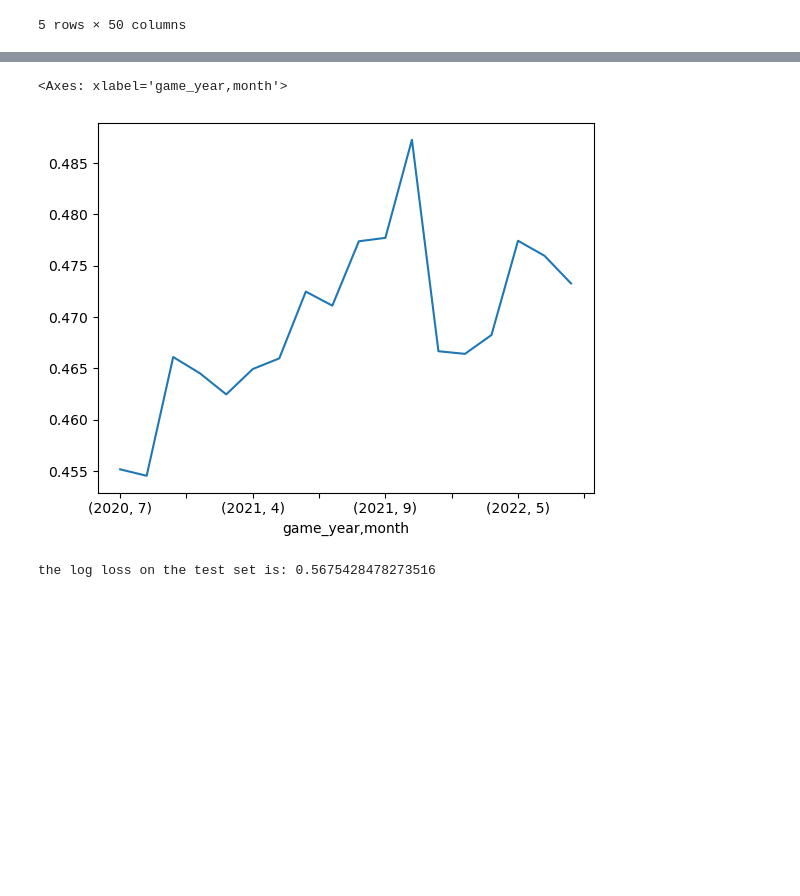
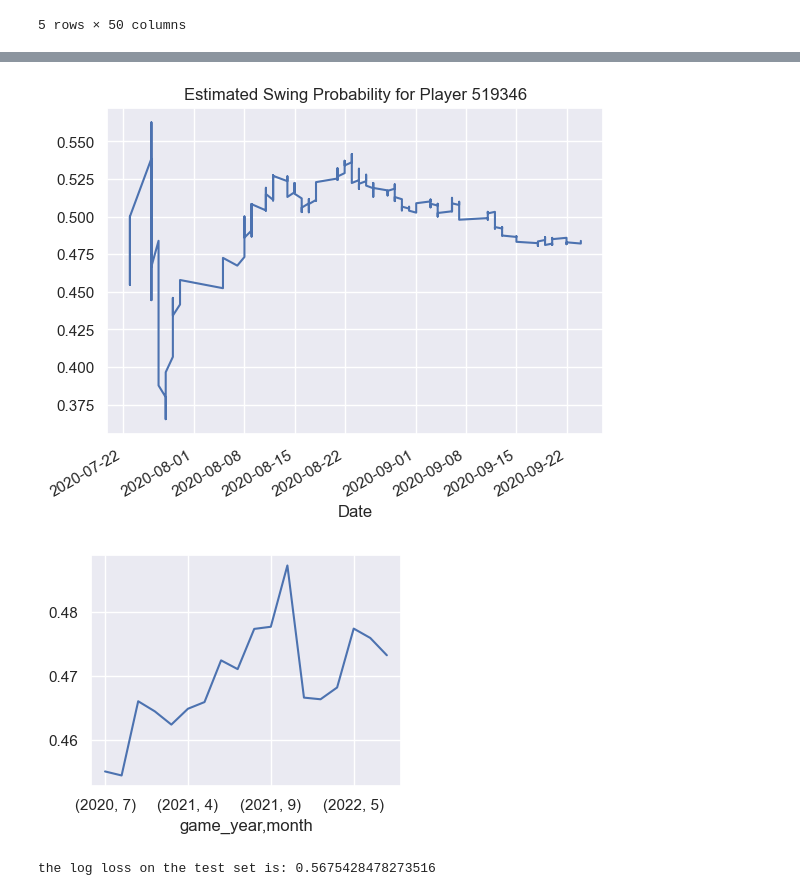
Before and after one commit to yaobviously/nick_wan_home_runs, a Jupyter notebook: nick_wan_swing.ipynb, the cells around one changed output, grey strips where cells are left out. Saved outputs shown, nothing was run; the diff lists cells and outputs as text; code cells hidden in the pictures; blank space fills up the shorter version.

```diff
--- a/nick_wan_swing.ipynb
+++ b/nick_wan_swing.ipynb
@@ -21,7 +28,7 @@ import shap
 def update_beta(swing_col):
     """
     a function that updates the alpha and beta params of the beta
-    to give a bayesian estimate of a player's swing perc
+    to give a bayesian estimate of a player's swing perc.
     """
     a, b = 5, 5
     expected_swing_pct_list = []
@@ -100,0 +156,15 @@ df['over_plate'] = abs(df['plate_x']) <= 0.83
+# %%
+# swing perc by zone
+plt.style.use=('fivethirtyeight')
+
+zone_df = df.groupby('zone')['swing'].mean().to_frame()
+zone_df['no_swing'] = 1 - zone_df['swing']
+
+ax = zone_df.plot(kind='barh', stacked=True)
+
+ax.legend(loc='upper right', bbox_to_anchor=(1.2, 1))
+
+sns.despine()
+plt.title("Swing Percentage by Zone")
+
+plt.show()
@@ -198,9 +300,31 @@ df.groupby('zone').agg({'plate_x' : ['min', 'max'],
+# %%
+# looking at the evolution of our Bayesian estimate of a
+# player's swing probability. it is volatile to start
+# and then stabilizes as we get more evidence
+# considered smoothing it with resample('D') and
+# interpolate, but i think this conveys the message better
+
+BATTER = 519346
+
+batter_df = df[df['batter'] == BATTER].set_index('game_date')
+
+batter_df['batter_swing_prob'].plot()
+
+plt.xlabel('Date')
+
+plt.title(f'Estimated Swing Probability for Player {BATTER}')
+plt.show()
+# %% [output]
+[figure, added]
 # %%
 # looking at the swing % over game year and month
-# looks like it is increasing - build a linear model
-# perhaps
+# looks like it is increasing - build a linear model?
+#
+fig, ax = plt.subplots(figsize=(4,3))
+
 df.groupby(['game_year', 'month'])['swing'].mean().plot()
+
+plt.show()
 # %% [output]
-<Axes: xlabel='game_year,month'>
-[figure, old version]
+[figure, new version]
 # %%
```
Also changed, not shown: parts of 32 cells of this notebook.
